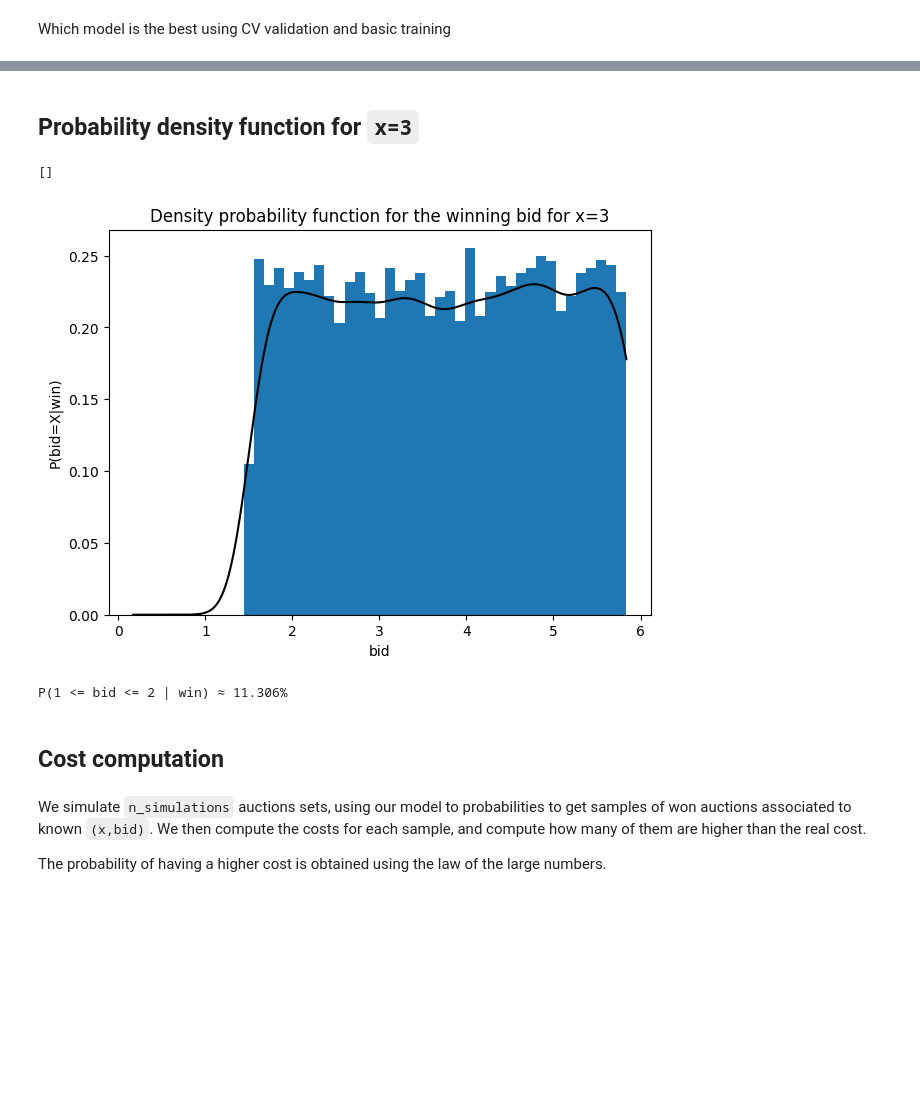
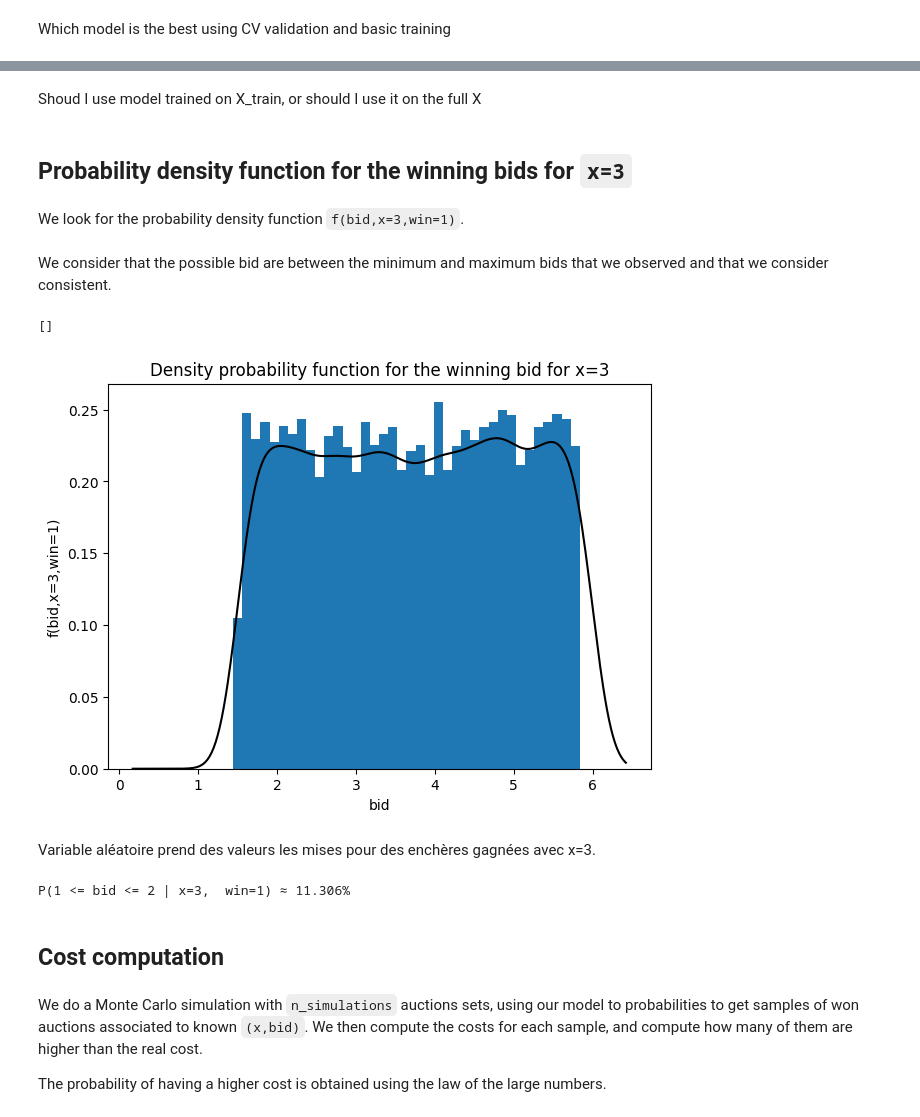
Before and after one commit to LoanSarazin/exercise_auction, a Jupyter notebook: investigation.ipynb, the cells around one changed output, grey strips where cells are left out. Cells and saved outputs as stored; diff of their text form; code cells hidden in the pictures; blank space fills up the shorter version.

```diff
--- a/investigation.ipynb
+++ b/investigation.ipynb
@@ -414,7 +416,13 @@ weighted avg      0.914     0.914     0.914       255
 
 -------------------------------------------------------
+# %% [markdown]
+Shoud I use model trained on X_train, or should I use it on the full X
 # %% [markdown]
-## Probability density function for `x=3`
+## Probability density function for the winning bids for `x=3`
+# %% [markdown]
+We look for the probability density function `f(bid,x=3,win=1)`.
+# %% [markdown]
+We consider that the possible bid are between the minimum and maximum bids that we observed and that we consider consistent.
 # %%
 N = 15000
 bid_min, bid_max = X[:, 1].min(), X[:, 1].max()
@@ -427,33 +435,35 @@ y_density3 = lr_clf.predict(X_density3_transform)
 # %%
 # We fit a gaussian kde on the input bids that have probability of winning > 0.5
 density = gaussian_kde(X_density3[y_density3.astype(bool)][:, 1])
-u = np.linspace(bid_min, bid_max, 500)
+u = np.linspace(bid_min, 1.1*bid_max, 500)
 v = density.evaluate(u)
 
 fig, ax = plt.subplots(figsize=(7, 5))
 ax.plot(u, v, 'k')
 ax.set_xlabel("bid")
-ax.set_ylabel("P(bid=X|win)")
+ax.set_ylabel("f(bid,x=3,win=1)")
 ax.set_title("Density probability function for the winning bid for x=3")
 
 ax.hist(
     X_density3[y_density3.astype(bool)][:, 1],
     bins=np.linspace(bid_min, bid_max, 50),
     density=True)
 plt.plot()
 # %% [output]
 []
-[figure, old version]
+[figure, new version]
+# %% [markdown]
+Variable aléatoire prend des valeurs les mises pour des enchères gagnées avec x=3.
 # %%
-print(f"P(1 <= bid <= 2 | win) \u2248 {density.integrate_box_1d(1, 2):.3%}")
+print(f"P(1 <= bid <= 2 | x=3,  win=1) \u2248 {density.integrate_box_1d(1, 2):.3%}")
 # %% [output]
-P(1 <= bid <= 2 | win) ≈ 11.306%
+P(1 <= bid <= 2 | x=3,  win=1) ≈ 11.306%
 # %% [markdown]
 ## Cost computation
 # %%
 real_cost = np.sum(X[:, 1] * y)
 # %% [markdown]
-We simulate `n_simulations` auctions sets, using our model to probabilities to get samples of won auctions associated to known `(x,bid)`.
+We do a Monte Carlo simulation with `n_simulations` auctions sets, using our model to probabilities to get samples of won auctions associated to known `(x,bid)`.
 We then compute the costs for each sample, and compute how many of them are higher than the real cost.
 
 The probability of having a higher cost is obtained using the law of the large numbers.
```
Also changed, not shown: parts of 22 cells of this notebook.
